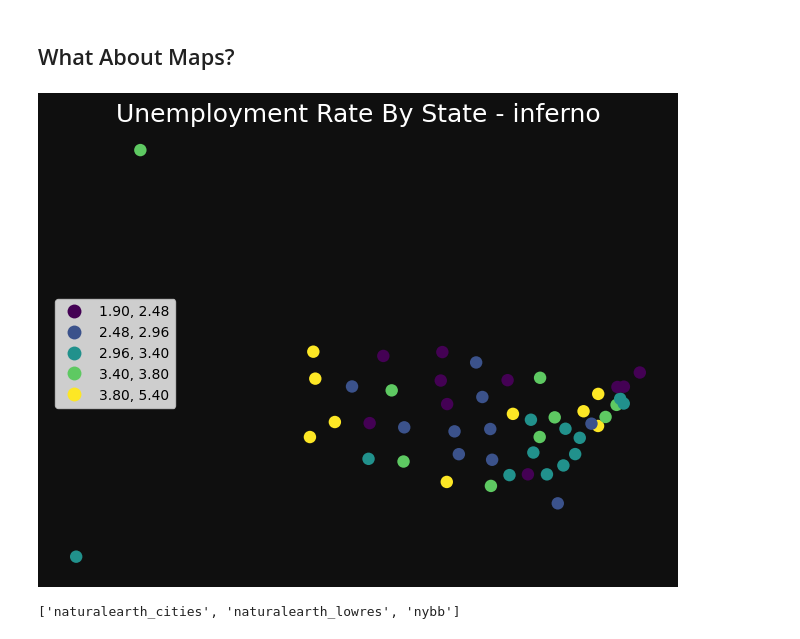
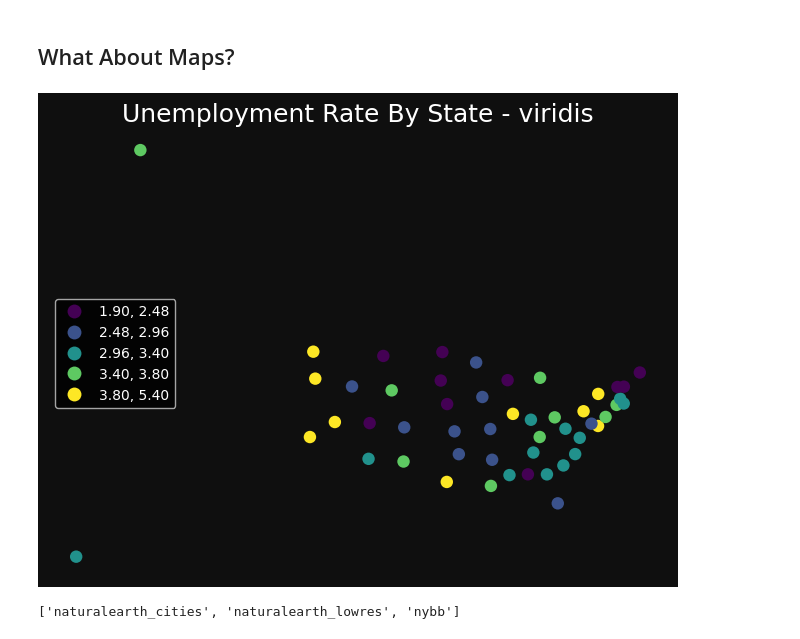
Before and after one commit to Location-Artistry/GEO-NOTEBOOKS, a Jupyter notebook: GeoPandas4GeoSpatial.ipynb, the cells around one changed output. Saved outputs shown, nothing was run; the diff lists cells and outputs as text; code cells hidden in the pictures.

```diff
--- a/GeoPandas4GeoSpatial.ipynb
+++ b/GeoPandas4GeoSpatial.ipynb
@@ -422,17 +425,17 @@ memory usage: 3.6+ KB
 # %%
 cmap = ['seismic', 'magma', 'inferno', 'viridis']
 gdf = gdf.to_crs(epsg=3857)
 fig, ax = plt.subplots(figsize=(8,10),facecolor='#0f0f0f')
 ax.set_aspect('equal')
 ax.set_xticklabels([])
 ax.set_yticklabels([])
 gdf.plot(ax=ax, column='unemployment_rate', scheme="Quantiles", legend=True, cmap=cmap[3],
          edgecolor='white', linewidth=0, markersize=80,
          legend_kwds={"loc": "center left"})
-plt.title(f'Unemployment Rate By State - {cmap[2]}', fontsize=18, color='white')
+plt.title(f'Unemployment Rate By State - {cmap[3]}', fontsize=18, color='white')
 ax.set_axis_off()
 # %% [output]
-[figure, old version]
+[figure, new version]
 # %%
 gpd.datasets.available
 # %% [output]
```
Also changed, not shown: parts of 17 cells of this notebook.
